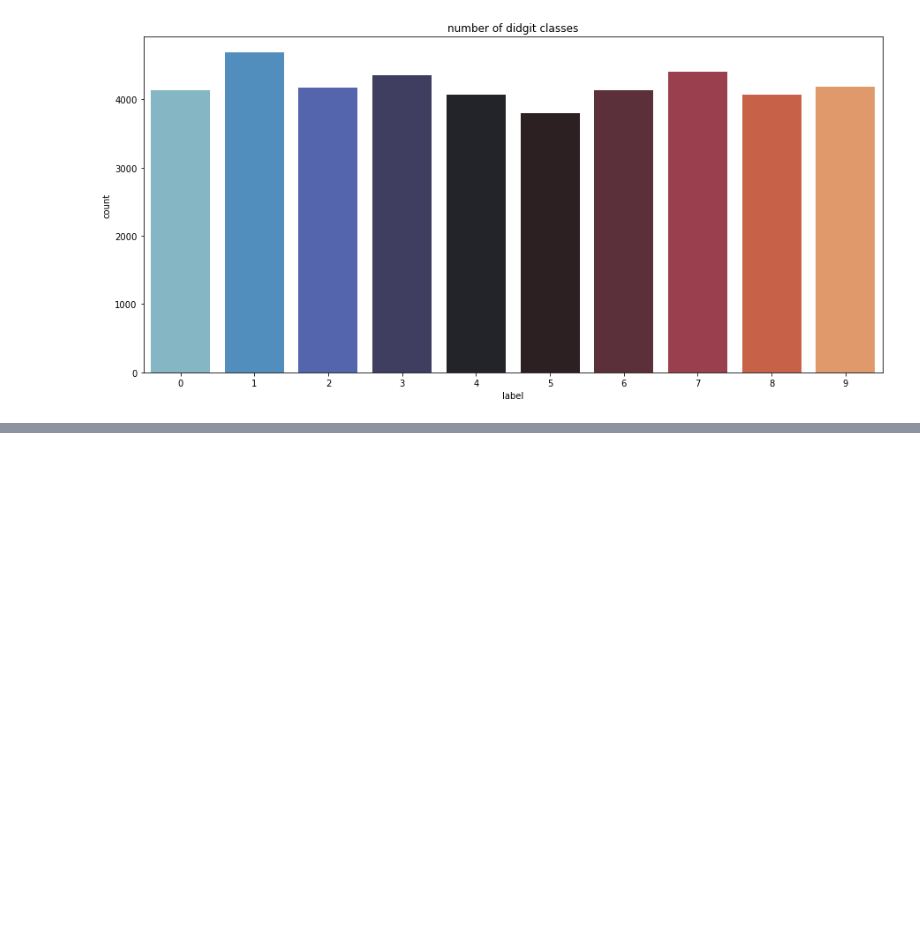
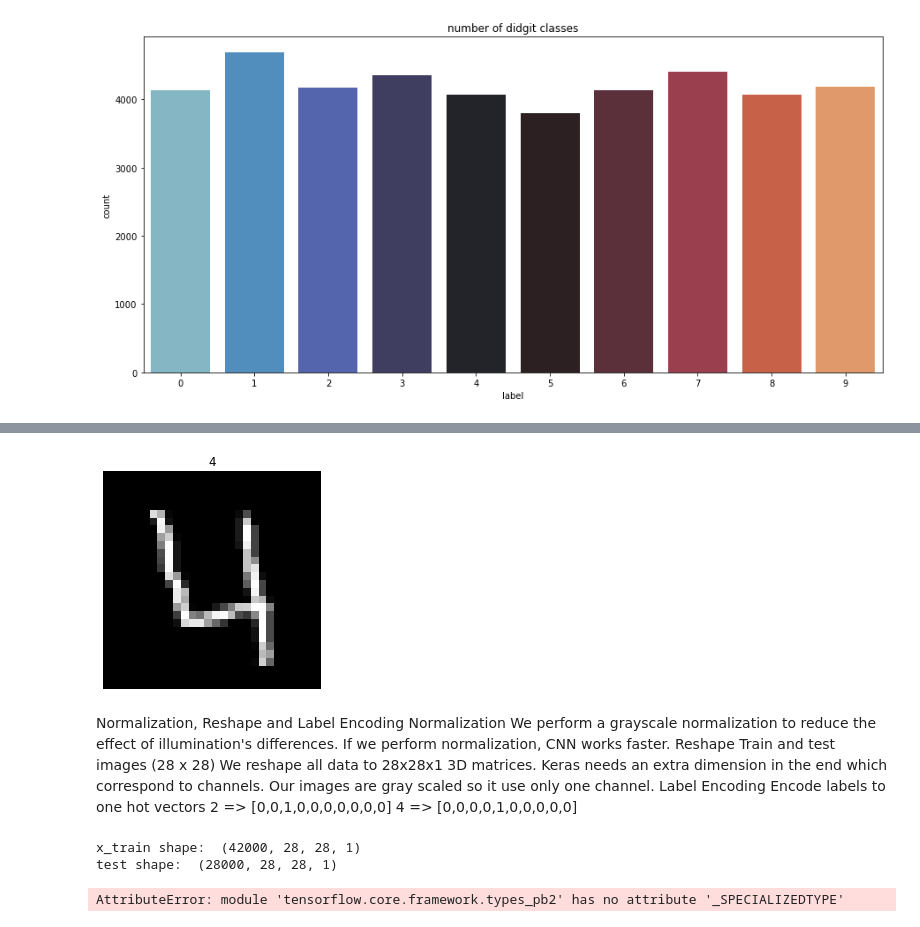
Before and after one commit to Naveen-Chaurasia/Graph-ML-POCs, a Jupyter notebook: CNN_poc/CNN.ipynb, the cells around one changed output, grey strips where cells are left out. Saved outputs shown, nothing was run; the diff lists cells and outputs as text; code cells hidden in the pictures; blank space fills up the shorter version.

```diff
--- a/CNN_poc/CNN.ipynb
+++ b/CNN_poc/CNN.ipynb
@@ -79,0 +85,38 @@ Name: label, dtype: int64
+# %%
+# plot some samples
+img = X_train.iloc[3].to_numpy()
+img = img.reshape((28,28))
+plt.imshow(img,cmap='gray')
+plt.title(train.iloc[3,0])
+plt.axis("off")
+plt.show()
+# %% [output]
+[figure, added]
+# %% [markdown]
+Normalization, Reshape and Label Encoding
+Normalization
+We perform a grayscale normalization to reduce the effect of illumination's differences.
+If we perform normalization, CNN works faster.
+Reshape
+Train and test images (28 x 28)
+We reshape all data to 28x28x1 3D matrices.
+Keras needs an extra dimension in the end which correspond to channels. Our images are gray scaled so it use only one channel.
+Label Encoding
+Encode labels to one hot vectors
+2 => [0,0,1,0,0,0,0,0,0,0]
+4 => [0,0,0,0,1,0,0,0,0,0]
+# %%
+# Normalize the data
+X_train = X_train / 255.0
+test = test / 255.0
+print("x_train shape: ",X_train.shape)
+print("test shape: ",test.shape)
+# %% [output]
+x_train shape:  (42000, 28, 28, 1)
+test shape:  (28000, 28, 28, 1)
+# %%
+# Label Encoding
+from keras.utils.np_utils import to_categorical # convert to one-hot-encoding
+Y_train = to_categorical(Y_train, num_classes = 10)
+# %% [output]
+AttributeError: module 'tensorflow.core.framework.types_pb2' has no attribute '_SPECIALIZEDTYPE'
```
Also changed, not shown: parts of 2 cells of this notebook.
